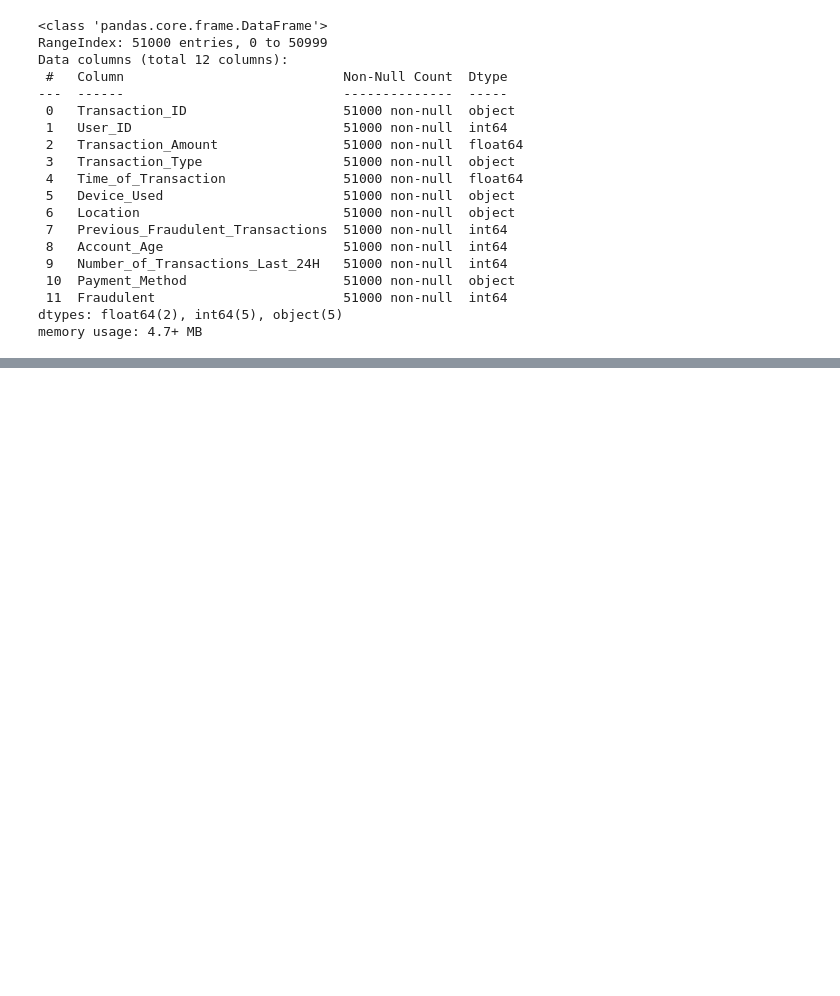
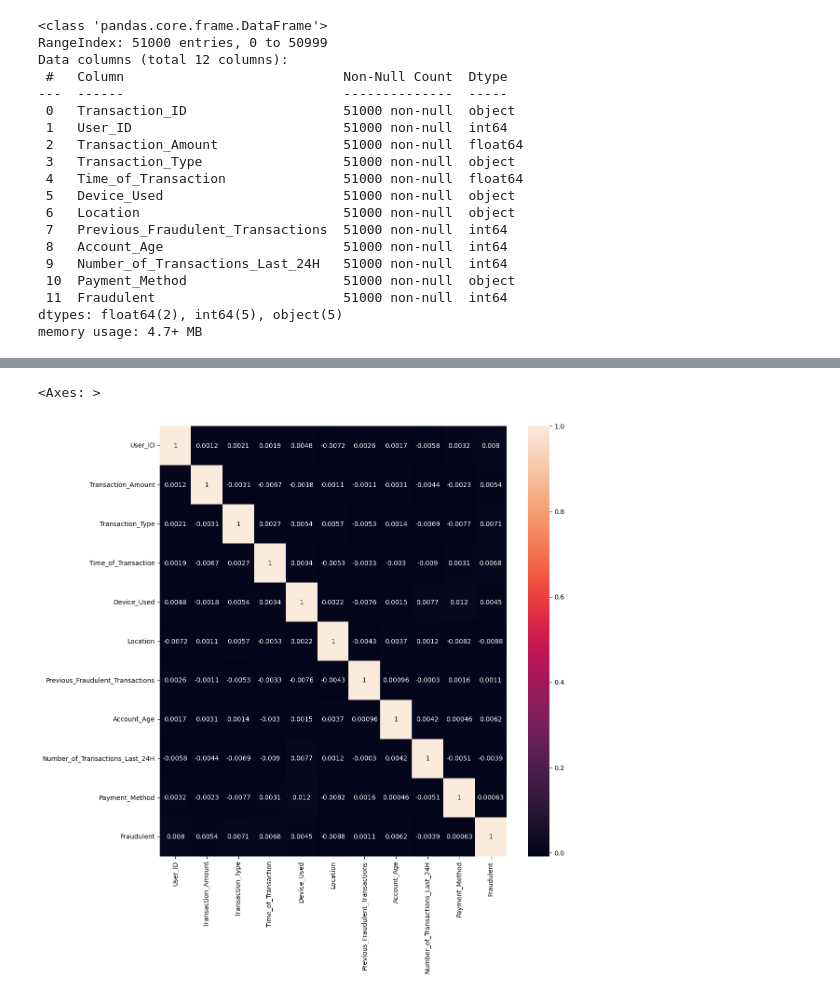
Before and after one commit to DasoTD/Fraud-Detection-ML, a Jupyter notebook: Fraud_Detection.ipynb, the cells around one changed output, grey strips where cells are left out. Cells and saved outputs as stored; diff of their text form; code cells hidden in the pictures; blank space fills up the shorter version.

```diff
--- a/Fraud_Detection.ipynb
+++ b/Fraud_Detection.ipynb
@@ -170,3 +170,5 @@ Data columns (total 12 columns):
  11  Fraudulent                        51000 non-null  int64
 dtypes: float64(2), int64(5), object(5)
 memory usage: 4.7+ MB
+# %%
+fraud.drop(['Transaction_ID'], axis=1, inplace=True)
@@ -172,0 +196,16 @@ memory usage: 4.7+ MB
+# %%
+
+
+from sklearn.preprocessing import LabelEncoder
+
+le = LabelEncoder()
+
+fraud_eda = fraud.copy()
+fraud_train = fraud.copy()
+
+categorical_features = ['Transaction_Type', 'Device_Used', 'Location', 'Payment_Method']
+
+for col in categorical_features:
+    fraud_eda[col] = le.fit_transform(fraud_eda[col])
+
+fraud_train = pd.get_dummies(fraud_train, columns=categorical_features)
@@ -172,0 +231,9 @@ memory usage: 4.7+ MB
+# %%
+
+
+plt.figure(figsize=(12,12))
+
+sns.heatmap(fraud_eda.corr(), annot=True)
+# %% [output]
+<Axes: >
+[figure, added]
```
Also changed, not shown: parts of 3 cells of this notebook.
